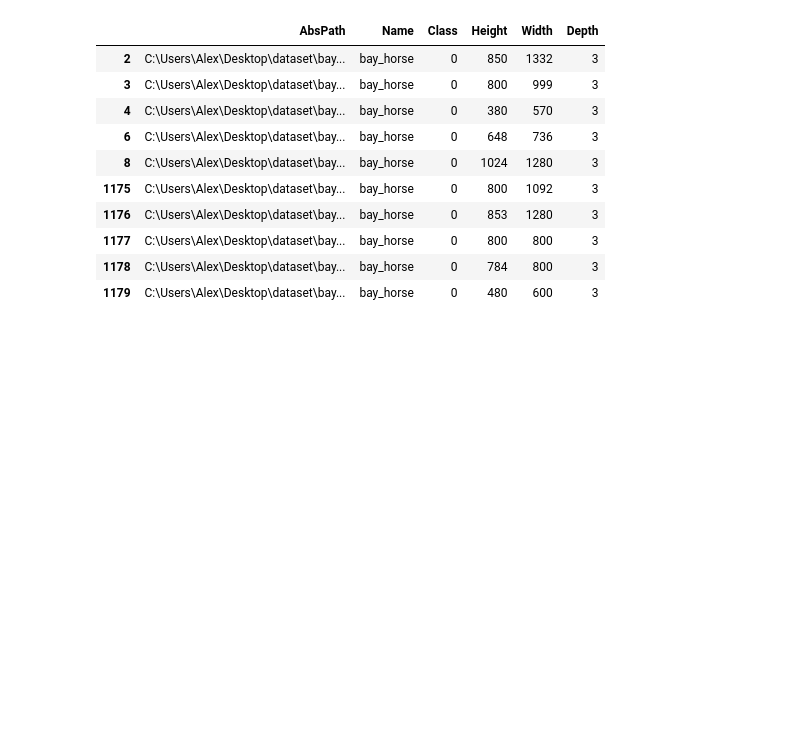
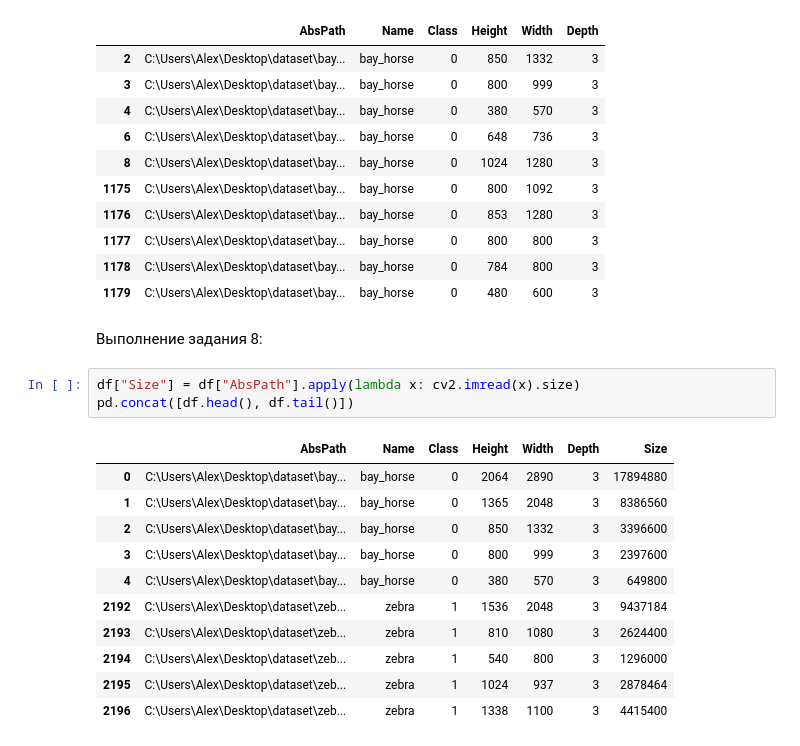
Before and after one commit to Amitroki/ApplProg-4-lab, a Jupyter notebook: task.ipynb, the cells around one changed output. Drawn from its saved outputs; the diff is of its cells as text; blank space fills up the shorter version.

```diff
--- a/task.ipynb
+++ b/task.ipynb
@@ -212,3 +212,20 @@ pd.concat([df_hp_new.head(), df_hp_new.tail()])
 | 1177 | C:\Users\Alex\Desktop\dataset\bay... | bay_horse | 0 | 800 | 800 | 3 |
 | 1178 | C:\Users\Alex\Desktop\dataset\bay... | bay_horse | 0 | 784 | 800 | 3 |
 | 1179 | C:\Users\Alex\Desktop\dataset\bay... | bay_horse | 0 | 480 | 600 | 3 |
+# %% [markdown]
+Выполнение задания 8:
+# %%
+df["Size"] = df["AbsPath"].apply(lambda x: cv2.imread(x).size)
+pd.concat([df.head(), df.tail()])
+# %% [output]
+|  | AbsPath | Name | Class | Height | Width | Depth | Size |
+| 0 | C:\Users\Alex\Desktop\dataset\bay... | bay_horse | 0 | 2064 | 2890 | 3 | 17894880 |
+| 1 | C:\Users\Alex\Desktop\dataset\bay... | bay_horse | 0 | 1365 | 2048 | 3 | 8386560 |
+| 2 | C:\Users\Alex\Desktop\dataset\bay... | bay_horse | 0 | 850 | 1332 | 3 | 3396600 |
+| 3 | C:\Users\Alex\Desktop\dataset\bay... | bay_horse | 0 | 800 | 999 | 3 | 2397600 |
+| 4 | C:\Users\Alex\Desktop\dataset\bay... | bay_horse | 0 | 380 | 570 | 3 | 649800 |
+| 2192 | C:\Users\Alex\Desktop\dataset\zeb... | zebra | 1 | 1536 | 2048 | 3 | 9437184 |
+| 2193 | C:\Users\Alex\Desktop\dataset\zeb... | zebra | 1 | 810 | 1080 | 3 | 2624400 |
+| 2194 | C:\Users\Alex\Desktop\dataset\zeb... | zebra | 1 | 540 | 800 | 3 | 1296000 |
+| 2195 | C:\Users\Alex\Desktop\dataset\zeb... | zebra | 1 | 1024 | 937 | 3 | 2878464 |
+| 2196 | C:\Users\Alex\Desktop\dataset\zeb... | zebra | 1 | 1338 | 1100 | 3 | 4415400 |
```
Also changed, not shown: parts of 1 cell of this notebook.
